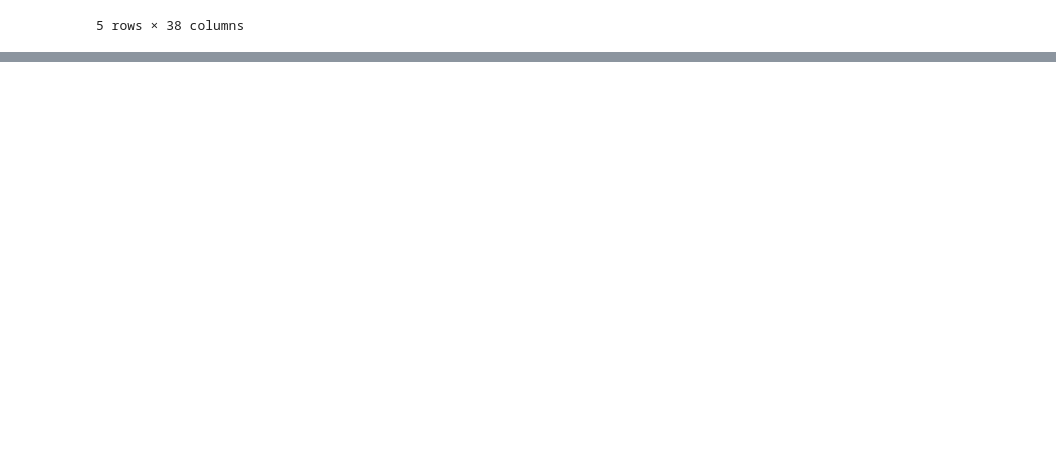
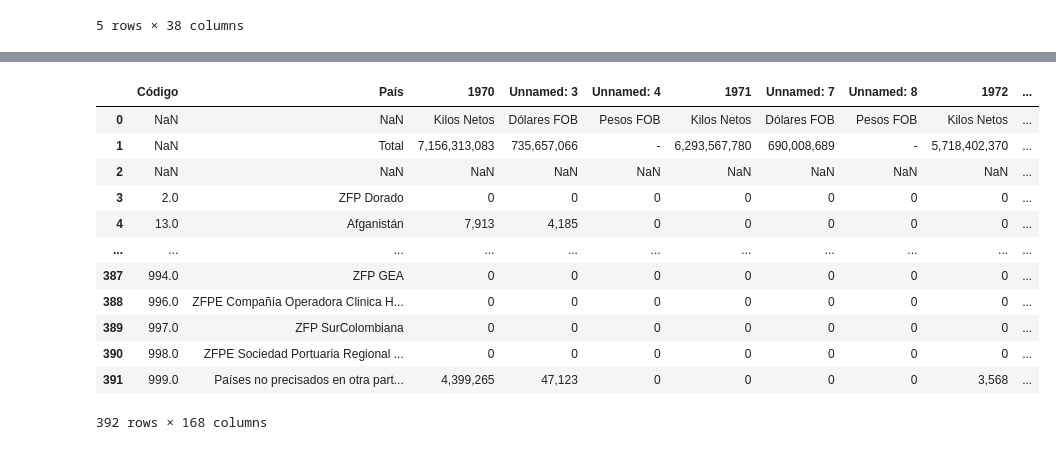
Before and after one commit to Davichobacter/ds-4geeks, a Jupyter notebook: Gravitational_Model.ipynb, the cells around one changed output, grey strips where cells are left out. Saved outputs shown, nothing was run; the diff lists cells and outputs as text; code cells hidden in the pictures; blank space fills up the shorter version.

```diff
--- a/Gravitational_Model.ipynb
+++ b/Gravitational_Model.ipynb
@@ -139,0 +292,4 @@ df_names.head()
+# %%
+for i in Filas.index:
+    if Filas[i] == 124:
+        print(i)
@@ -139,0 +299,6 @@ df_names.head()
+# %%
+for i in Filas.index:
+    if Filas[i] == 124:
+        df_importations.drop(i, axis=0, inplace=True)
+
+df_importations
@@ -139,0 +353,3 @@ df_names.head()
+# %%
+Columnas = df_exportations.isna().sum()
+Columnas
@@ -139,0 +371,4 @@ df_names.head()
+# %%
+for i in Columnas.index:
+    if Columnas[i] == 392:
+        print(i)
@@ -139,0 +393,20 @@ df_names.head()
+# %%
+for i in Columnas.index:
+    if Columnas[i] == 392:
+        df_exportations.drop(i, axis=1, inplace=True)
+
+df_exportations
+# %% [output]
+|  | Código | País | 1970 | Unnamed: 3 | Unnamed: 4 | 1971 | Unnamed: 7 | Unnamed: 8 | 1972 | ... |
+| 0 | NaN | NaN | Kilos Netos | Dólares FOB | Pesos FOB | Kilos Netos | Dólares FOB | Pesos FOB | Kilos Netos | ... |
+| 1 | NaN | Total | 7,156,313,083 | 735,657,066 | - | 6,293,567,780 | 690,008,689 | - | 5,718,402,370 | ... |
+| 2 | NaN | NaN | NaN | NaN | NaN | NaN | NaN | NaN | NaN | ... |
+| 3 | 2.0 | ZFP Dorado | 0 | 0 | 0 | 0 | 0 | 0 | 0 | ... |
+| 4 | 13.0 | Afganistán | 7,913 | 4,185 | 0 | 0 | 0 | 0 | 0 | ... |
+| ... | ... | ... | ... | ... | ... | ... | ... | ... | ... | ... |
+| 387 | 994.0 | ZFP GEA | 0 | 0 | 0 | 0 | 0 | 0 | 0 | ... |
+| 388 | 996.0 | ZFPE Compañía Operadora Clinica H... | 0 | 0 | 0 | 0 | 0 | 0 | 0 | ... |
+| 389 | 997.0 | ZFP SurColombiana | 0 | 0 | 0 | 0 | 0 | 0 | 0 | ... |
+| 390 | 998.0 | ZFPE Sociedad Portuaria Regional ... | 0 | 0 | 0 | 0 | 0 | 0 | 0 | ... |
+| 391 | 999.0 | Países no precisados en otra part... | 4,399,265 | 47,123 | 0 | 0 | 0 | 0 | 3,568 | ... |
+392 rows × 168 columns
```
Also changed, not shown: parts of 25 cells of this notebook.
